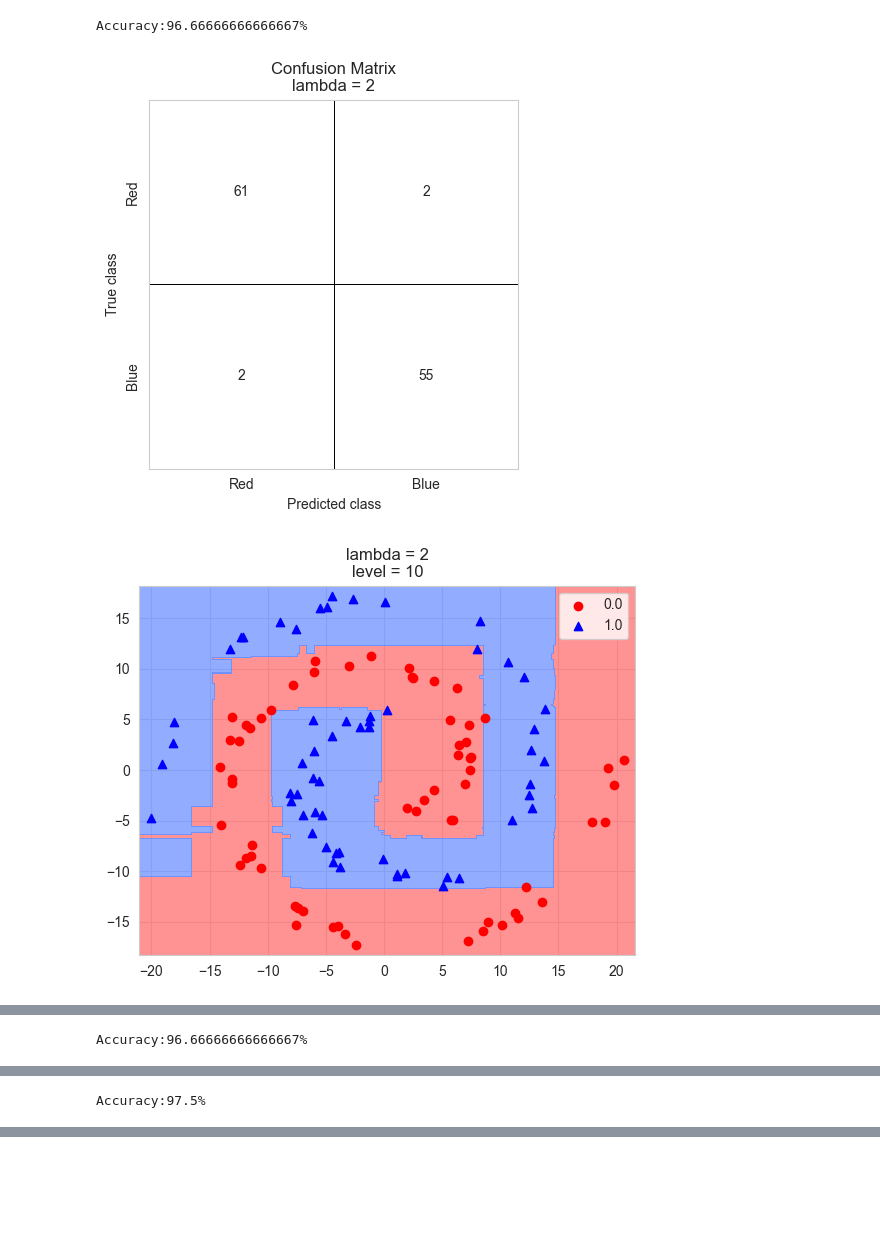
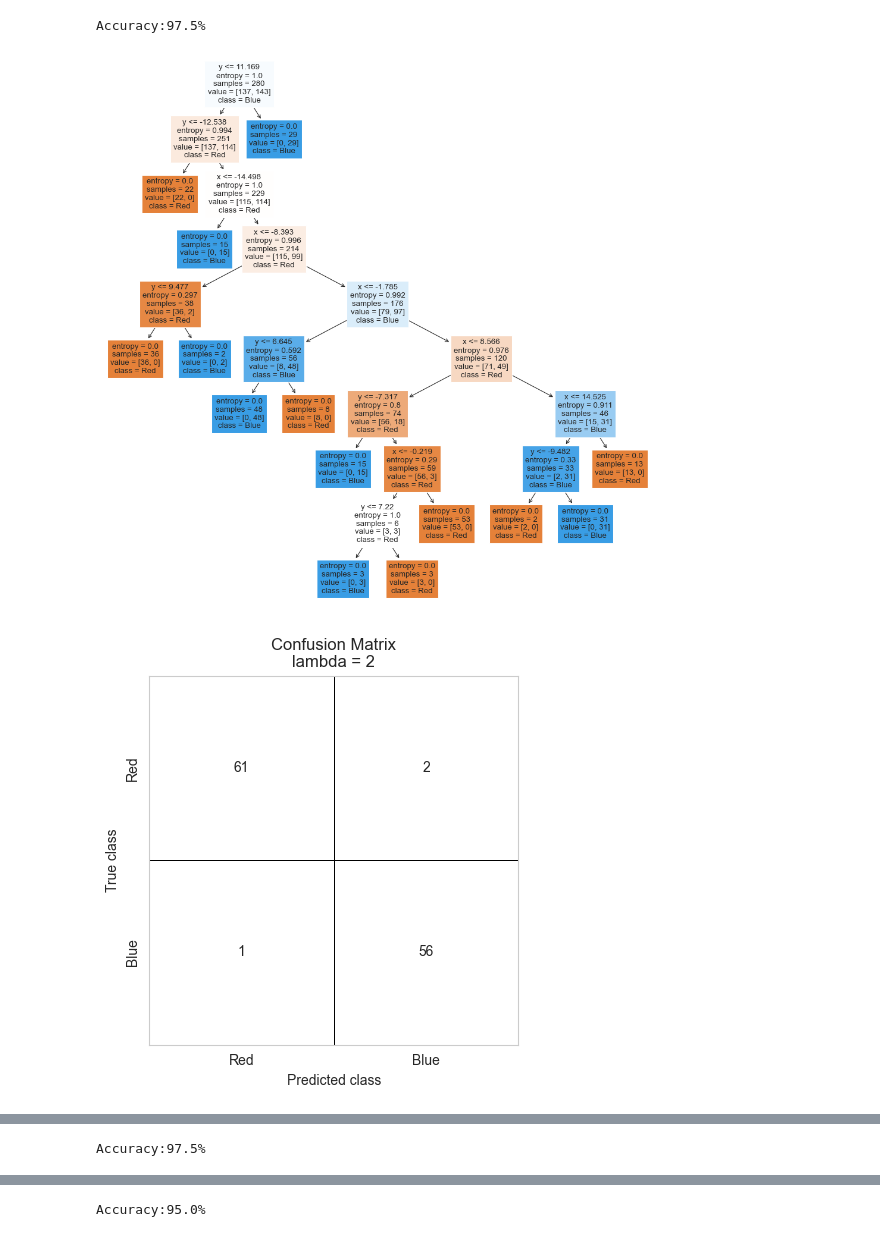
Before and after one commit to aleksey-khoroshavin/NNaML, a Jupyter notebook: binary-trees/binary-trees.ipynb, the cells around one changed output, grey strips where cells are left out. Saved outputs shown, nothing was run; the diff lists cells and outputs as text; code cells hidden in the pictures; blank space fills up the shorter version.

```diff
--- a/binary-trees/binary-trees.ipynb
+++ b/binary-trees/binary-trees.ipynb
@@ -60,7 +63,7 @@ y = df.iloc[:, 2].values
 # %%
 X_train, X_test, y_train, y_test = train_test_split(X, y, test_size = 0.3, random_state = 0)
 # %%
-def plot_confusion_matrix(cm, classes, l,
+def plot_confusion_matrix(cm, classes, lambda_value,
                           normalize=False,
                           cmap='gray_r',
                           linecolor='k'):
@@ -73,17 +76,18 @@ def plot_confusion_matrix(cm, classes, l,
                 cbar=False)
     sns.despine(left=False, right=False, top=False, bottom=False)
 
-    plt.title('Confusion Matrix\nlambda = ' + str(l))
+    plt.title('Confusion Matrix\nlambda = ' + str(lambda_value))
     plt.ylabel('True class')
     plt.xlabel('Predicted class')
     plt.tight_layout()
     plt.show()
 # %%
-for l in range(1, 15):
+for l in [1, 2, 7, 14]:
     X_set, y_set = X_train, y_train
     X1, X2 = np.meshgrid(np.arange(start = X_set[:, 0].min() - 1, stop = X_set[:, 0].max() + 1, step = 0.01),np.arange(start = X_set[:, 1].min() - 1, stop = X_set[:, 1].max() + 1, step = 0.01))
 
-    model = RandomForestClassifier(n_estimators = 10, criterion = 'entropy', random_state = 0, max_depth=10, min_samples_leaf=l)
+    # model = RandomForestClassifier(n_estimators = 10, criterion = 'entropy', random_state = 0, max_depth=10, min_samples_leaf=l)
+    model = DecisionTreeClassifier(criterion = 'entropy', random_state=0,max_depth=10, min_samples_leaf=l)
     model.fit(X_train, y_train)
 
     test_predict = model.predict(X_train)
@@ -108,5 +112,9 @@ for l in range(1, 15):
     plt.show()
 
     print("Accuracy:" + str(accuracy_score(y_train, test_predict) * 100) + "%")
+
+    figure(figsize=(15, 15), dpi=80)
+    tree.plot_tree(model, class_names=['Red', 'Blue'], filled=True, feature_names=["x", "y"])
+    plt.show()
 # %% [output]
 [figure]
@@ -125,9 +133,10 @@ Accuracy:99.64285714285714%
 # %%
-for l in range(1, 15):
+for l in [1, 2, 7, 14]:
     X_set, y_set = X_test, y_test
     X1, X2 = np.meshgrid(np.arange(start = X_set[:, 0].min() - 1, stop = X_set[:, 0].max() + 1, step = 0.01),np.arange(start = X_set[:, 1].min() - 1, stop = X_set[:, 1].max() + 1, step = 0.01))
 
-    model = RandomForestClassifier(n_estimators = 10, criterion = 'entropy', random_state = 0, max_depth=10, min_samples_leaf=l)
+    # model = RandomForestClassifier(n_estimators = 10, criterion = 'entropy', random_state = 0, max_depth=10, min_samples_leaf=l)
+    model = DecisionTreeClassifier(criterion = 'entropy', random_state=0,max_depth=10, min_samples_leaf=l)
     model.fit(X_train, y_train)
 
     test_predict = model.predict(X_test)
@@ -152,5 +161,9 @@ for l in range(1, 15):
     plt.show()
 
     print("Accuracy:" + str(accuracy_score(y_test, test_predict) * 100) + "%")
+
+    figure(figsize=(15, 15), dpi=80)
+    tree.plot_tree(model, class_names=['Red', 'Blue'], filled=True, feature_names=["x", "y"])
+    plt.show()
 # %% [output]
 [figure]
@@ -158,3 +171,3 @@ for l in range(1, 15):
-Accuracy:96.66666666666667%
+Accuracy:97.5%
-[figure, old version]
+[figure, new version]
-[figure, old version]
+[figure, new version]
@@ -161 +175 @@ Accuracy:96.66666666666667%
-Accuracy:96.66666666666667%
+Accuracy:97.5%
@@ -164,2 +177 @@ Accuracy:96.66666666666667%
-Accuracy:97.5%
 [figure]
@@ -166,0 +179 @@ Accuracy:97.5%
+Accuracy:95.0%
```
Also changed, not shown: parts of 4 cells of this notebook, 2 other files.
